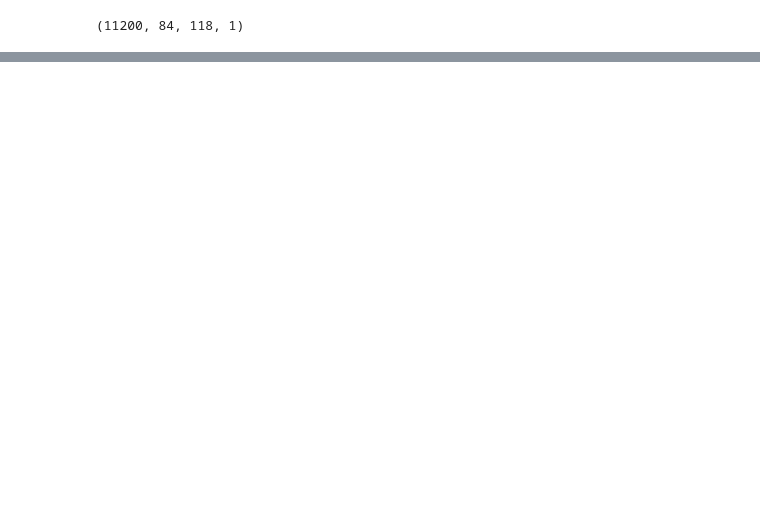
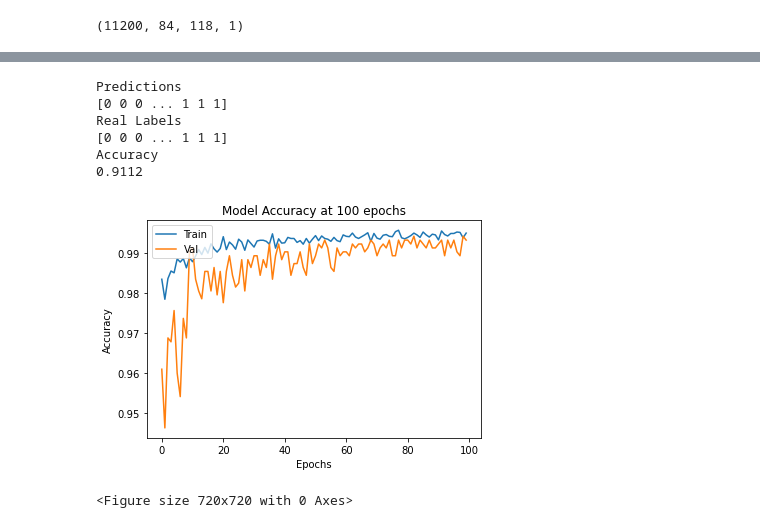
Before and after one commit to SAndrew135/cutpaste-AFIT, a Jupyter notebook: notebooks/TEM CNN.ipynb, the cells around one changed output, grey strips where cells are left out. Saved outputs shown, nothing was run; the diff lists cells and outputs as text; code cells hidden in the pictures; blank space fills up the shorter version.

```diff
--- a/notebooks/TEM CNN.ipynb
+++ b/notebooks/TEM CNN.ipynb
@@ -298,0 +397,13 @@ print(test_window_labels[:5])
+# %%
+# Fit model
+history = model.fit(
+    train_gen,
+    epochs = 100,
+    steps_per_epoch=len(train_window_images)//64,
+    validation_data=(val_x_noisy, val_y_noisy),
+    validation_batch_size=int(len(val_x)*0.50))
+
+my_models.append(model)
+my_val_accuracy.append(history.history['val_accuracy'][-1])
+my_val_loss.append(history.history['val_loss'][-1])
+model.save(os.path.join(notebooks_dir, 'cutpaste_200epochs_Noisy.SavedModel'))
@@ -298,0 +428,40 @@ print(test_window_labels[:5])
+# %%
+plt.plot(history.history['accuracy'])
+plt.plot(history.history['val_accuracy'])
+plt.title('Model Accuracy at 100 epochs')
+plt.ylabel('Accuracy')
+plt.xlabel('Epochs')
+plt.legend(['Train', 'Val'], loc = 'upper left')
+plt.figure(figsize = (10,10))
+plt.show
+
+predictions = model.predict(test_windows)
+pred_class = np.around(predictions)
+pred_class = pred_class.reshape(-1).astype(int)
+print("Predictions")
+print(pred_class)
+print("Real Labels")
+print(test_labels)
+print("Accuracy")
+total_acc_100_n = np.sum(pred_class == test_labels)/2500
+print(total_acc_100_n)
+
+type1_100_n = test_types[0] + " Accuracy"
+type1Acc_100_n = np.sum(pred_class[0:500] == test_labels[0:500])/500
+type2_100_n = test_types[500] + " Accuracy"
+type2Acc_100_n = np.sum(pred_class[500:1000] == test_labels[500:1000])/500
+type3_100_n = test_types[1001] + " Accuracy"
+type3Acc_100_n = (np.sum(pred_class[1000:1500] == test_labels[1000:1500])/500)
+type4_100_n = (test_types[1501] + "Accuracy")
+type4Acc_100_n = (np.sum(pred_class[1500:2000] == test_labels[1500:2000])/500)
+type5_100_n = (test_types[2001], "Accuracy")
+type5Acc_100_n = (np.sum(pred_class[2000:2500] == test_labels[2000:2500])/500)
+# %% [output]
+Predictions
+[0 0 0 ... 1 1 1]
+Real Labels
+[0 0 0 ... 1 1 1]
+Accuracy
+0.9112
+[figure, added]
+<Figure size 720x720 with 0 Axes>
```
Also changed, not shown: parts of 15 cells of this notebook, 2 other files.
